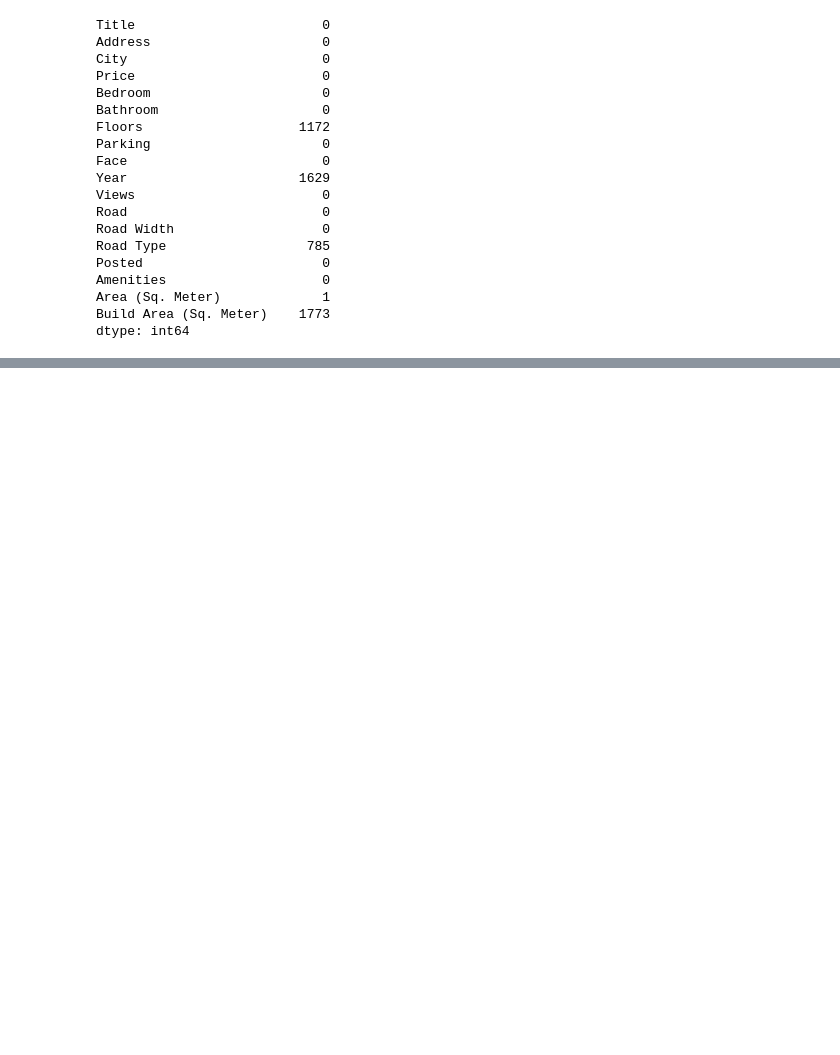
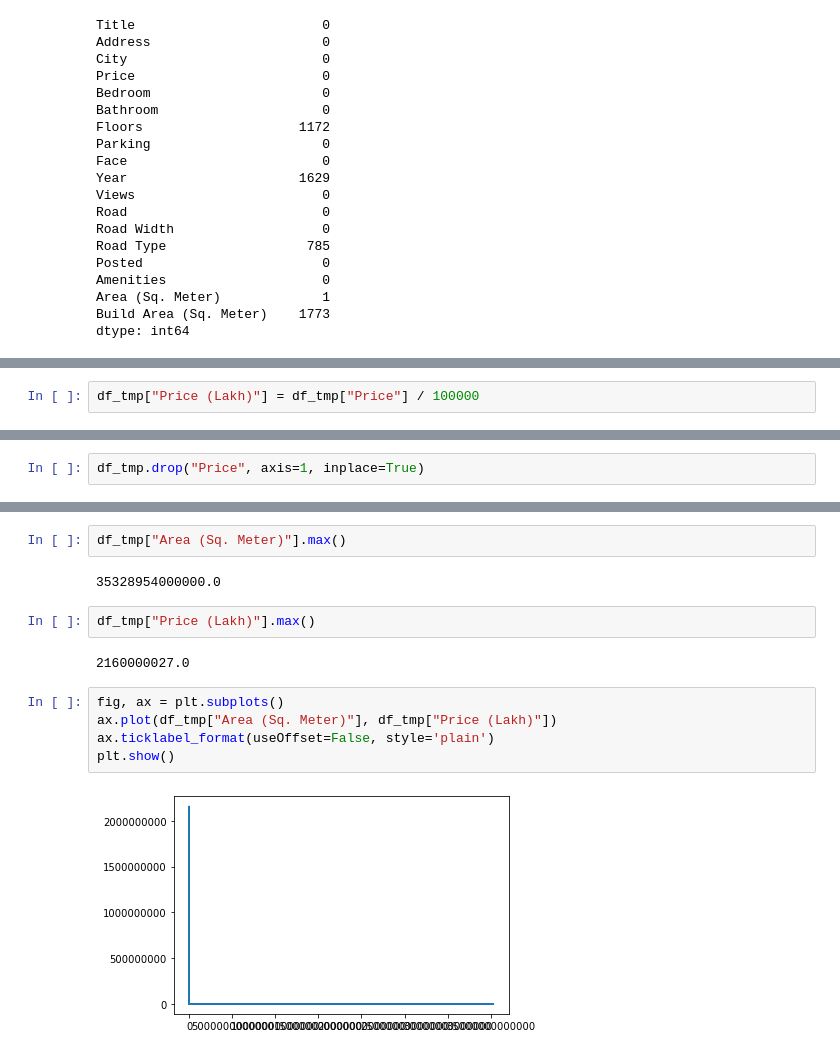
Before and after one commit to dubbyding/prediction-of-house-price, a Jupyter notebook: Predicting-price-of-house-in-Nepal.ipynb, the cells around one changed output, grey strips where cells are left out. Saved outputs shown, nothing was run; the diff lists cells and outputs as text; blank space fills up the shorter version.

```diff
--- a/Predicting-price-of-house-in-Nepal.ipynb
+++ b/Predicting-price-of-house-in-Nepal.ipynb
@@ -540,0 +571,2 @@ dtype: int64
+# %%
+df_tmp["Price (Lakh)"] = df_tmp["Price"] / 100000
@@ -540,0 +593,2 @@ dtype: int64
+# %%
+df_tmp.drop("Price", axis=1, inplace=True)
@@ -540,0 +615,15 @@ dtype: int64
+# %%
+df_tmp["Area (Sq. Meter)"].max()
+# %% [output]
+35328954000000.0
+# %%
+df_tmp["Price (Lakh)"].max()
+# %% [output]
+2160000027.0
+# %%
+fig, ax = plt.subplots()
+ax.plot(df_tmp["Area (Sq. Meter)"], df_tmp["Price (Lakh)"])
+ax.ticklabel_format(useOffset=False, style='plain')
+plt.show()
+# %% [output]
+[figure, added]
```
Also changed, not shown: parts of 55 cells of this notebook, 4 other files.
